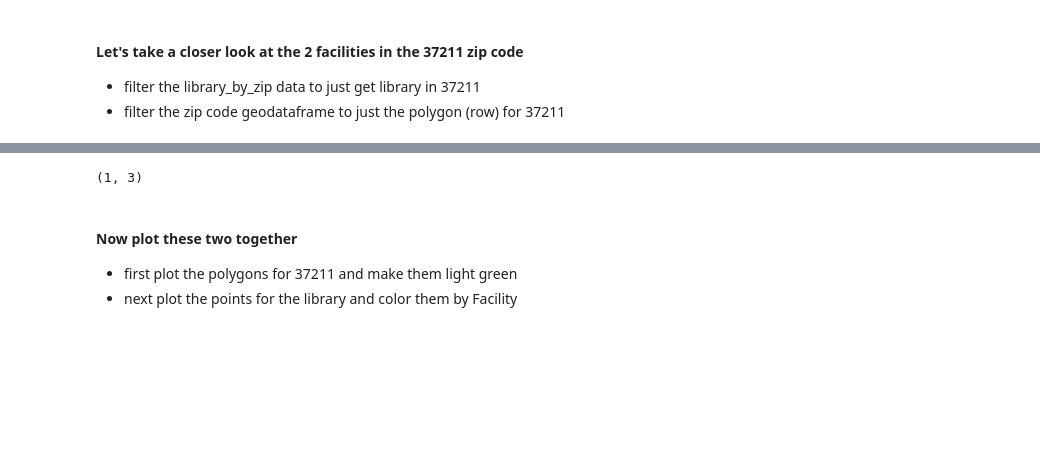
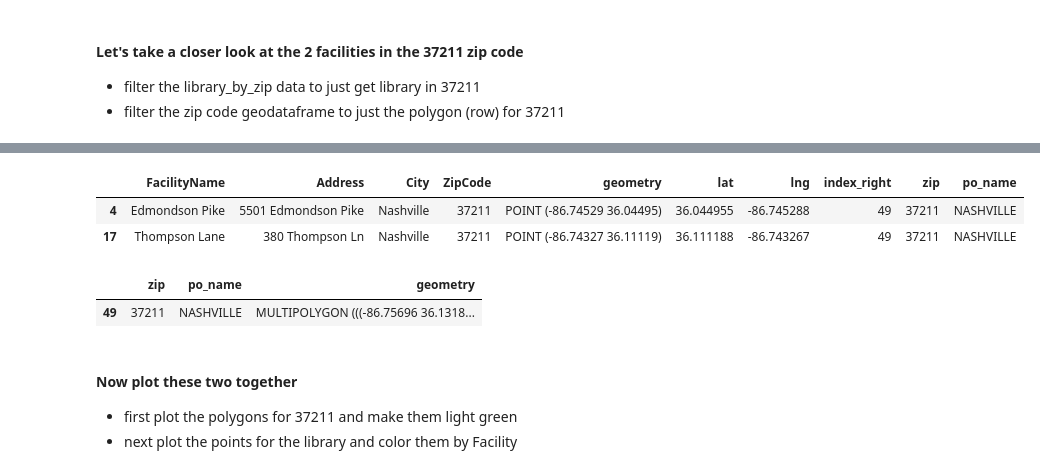
Before and after one commit to NSS-Data-Analytics-Cohort-16/da16-geospatial-janvimehendale, a Jupyter notebook: notebooks/library_geospatial.ipynb, the cells around one changed output, grey strips where cells are left out. Drawn from its saved outputs; the diff is of its cells as text; code cells hidden in the pictures; blank space fills up the shorter version.

```diff
--- a/notebooks/library_geospatial.ipynb
+++ b/notebooks/library_geospatial.ipynb
@@ -216,8 +285,16 @@ library_in_37211.shape
+# %%
+library_in_37211
+# %% [output]
+|  | FacilityName | Address | City | ZipCode | geometry | lat | lng | index_right | zip | po_name |
+| 4 | Edmondson Pike | 5501 Edmondson Pike | Nashville | 37211 | POINT (-86.74529 36.04495) | 36.044955 | -86.745288 | 49 | 37211 | NASHVILLE |
+| 17 | Thompson Lane | 380 Thompson Ln | Nashville | 37211 | POINT (-86.74327 36.11119) | 36.111188 | -86.743267 | 49 | 37211 | NASHVILLE |
 # %%
 polygon37211 = zipcodes.loc[zipcodes['zip'] == '37211']
 polygon37211.shape
+polygon37211
 # %% [output]
-(1, 3)
+|  | zip | po_name | geometry |
+| 49 | 37211 | NASHVILLE | MULTIPOLYGON (((-86.75696 36.1318... |
 # %% [markdown]
 #### Now plot these two together
 - first plot the polygons for 37211 and make them light green
```
Also changed, not shown: parts of 15 cells of this notebook.
